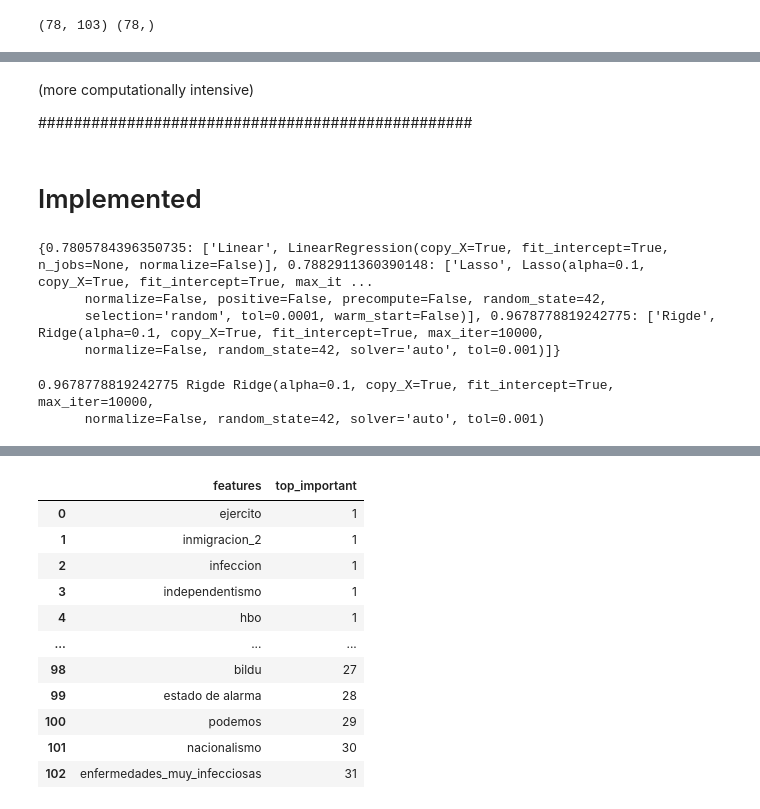
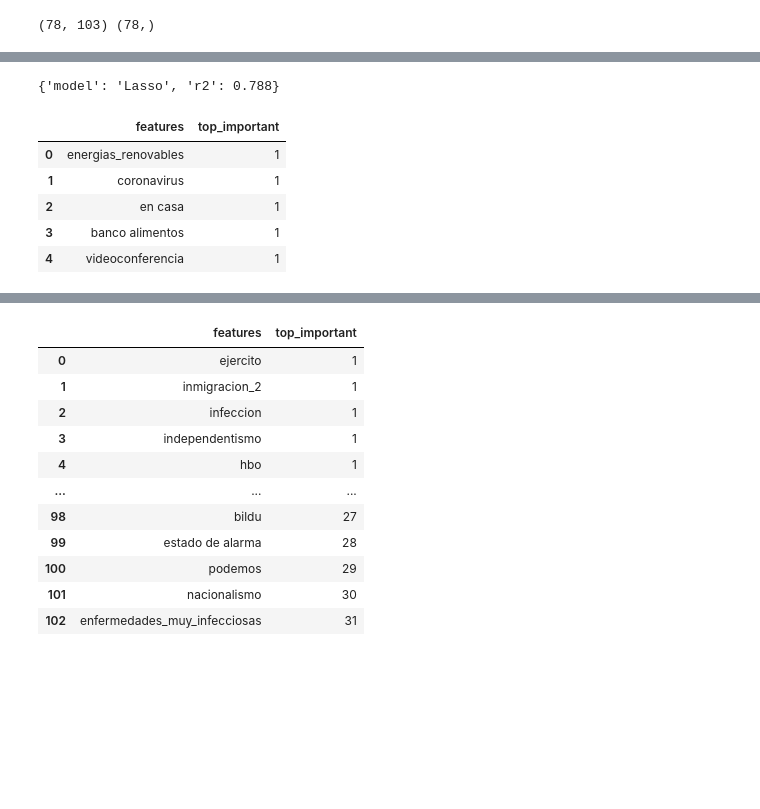
Before and after one commit to albertovpd/automated_ML_regression, a Jupyter notebook: explanation_ml.ipynb, the cells around one changed output, grey strips where cells are left out. Cells and saved outputs as stored; diff of their text form; code cells hidden in the pictures; blank space fills up the shorter version.

```diff
--- a/explanation_ml.ipynb
+++ b/explanation_ml.ipynb
@@ -184,45 +197,23 @@ Rigde RMSE 0.6421289209667767  +-  0.20110248944972514
-# %% [markdown]
-(more computationally intensive)
-
-#################################################
-# %% [markdown]
-# Implemented
-# %%
-regression={"Linear":   LinearRegression(),
-            "Lasso":    Lasso(alpha=0.1, selection="random", max_iter=10000, random_state=42),
-            "Rigde":    Ridge(alpha=0.1,max_iter=10000, solver='auto', random_state=42)
-            }
-
-min_number_features =  df.shape[0]//10 # Min number of features to play with
-
-model_performance={}
-for m in regression:
-    rfecv = RFECV(estimator=regression[m],
-                step=1,
-                  min_features_to_select=min_number_features,
-                  cv=KFold(n_splits=10,
-                        shuffle=True,
-                        random_state=42),
-                  scoring='neg_mean_squared_error')
-    rfecv.fit(X_train, target_train)
-    score = rfecv.score(X_train, target_train)
-
-    if score <=0.99:
-        model_performance[score]=[m,regression[m]]
-print(model_performance)
-# %% [output]
-{0.7805784396350735: ['Linear', LinearRegression(copy_X=True, fit_intercept=True, n_jobs=None, normalize=False)], 0.7882911360390148: ['Lasso', Lasso(alpha=0.1, copy_X=True, fit_intercept=True, max_it ...
-      normalize=False, positive=False, precompute=False, random_state=42,
-      selection='random', tol=0.0001, warm_start=False)], 0.9678778819242775: ['Rigde', Ridge(alpha=0.1, copy_X=True, fit_intercept=True, max_iter=10000,
-      normalize=False, random_state=42, solver='auto', tol=0.001)]}
-# %%
-import collections
-model_performance = collections.OrderedDict(sorted(model_performance.items(), reverse=True))
-score=list(model_performance.keys())[0]
-model_name=list(model_performance.values())[0][0]
-model_config=list(model_performance.values())[0][1]
-
-print(score, model_name, model_config)
-# %% [output]
-0.9678778819242775 Rigde Ridge(alpha=0.1, copy_X=True, fit_intercept=True, max_iter=10000,
-      normalize=False, random_state=42, solver='auto', tol=0.001)
+# %%
+# esto lo vamos a usar posteriormente para rellenar el df de resultados
+results["model"]=model_name
+results["r2"]=round(score,3)
+results
+# %% [output]
+{'model': 'Lasso', 'r2': 0.788}
+# %%
+# Ranking of how important are the following keywords to infer in Google searches in Spain
+# the keyword "unemployment"
+ranking_features=pd.DataFrame()
+ranking_features["features"]=X_train.columns
+ranking_features["top_important"]=rfecv.ranking_
+ranking_features.sort_values(by="top_important", ascending=True, inplace=True, ignore_index=True)
+ranking_features.to_csv("input/ranking_of_features.csv")  # <========================
+ranking_features.head()
+# %% [output]
+|  | features | top_important |
+| 0 | energias_renovables | 1 |
+| 1 | coronavirus | 1 |
+| 2 | en casa | 1 |
+| 3 | banco alimentos | 1 |
+| 4 | videoconferencia | 1 |
```
Also changed, not shown: parts of 15 cells of this notebook.
